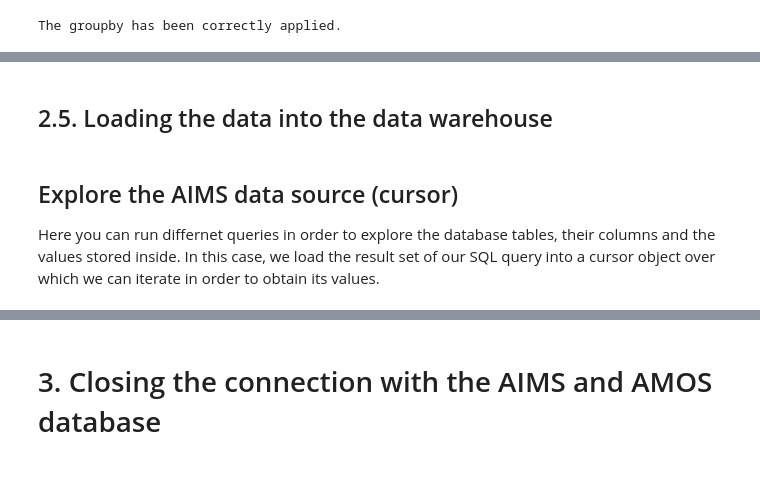
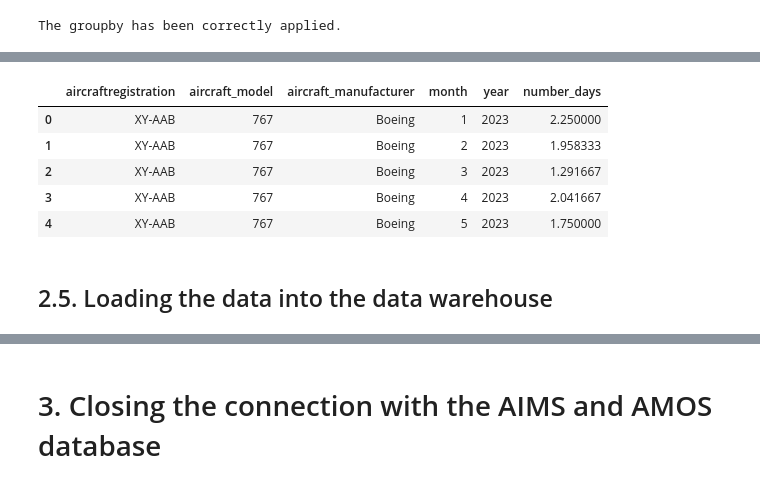
Before and after one commit to pablo-fdz/lab_3_data_mg, a Jupyter notebook: ETL_lab_3_pablo.ipynb, the cells around one changed output, grey strips where cells are left out. Drawn from its saved outputs; the diff is of its cells as text; code cells hidden in the pictures.

```diff
--- a/ETL_lab_3_pablo.ipynb
+++ b/ETL_lab_3_pablo.ipynb
@@ -761,3 +762,55 @@ The groupby has been correctly applied.
+# %%
+# We compute the ADOS per maintenance slot
+ados_time_id['total_ados'] = (ados_time_id['scheduledarrival'] - ados_time_id['scheduleddeparture']).dt.total_seconds().div(3600 * 24)
+# %%
+# We create a function which splits the duration of the maintenance if the slot
+# spans across different months/years
+def split_duration(row):
+    start_month = row['month_departure']
+    start_year = row['year_departure']
+    end_month = row['month_arrival']
+    end_year = row['year_arrival']
+    total_duration = row['total_ados']
+
+    # Generate the months between start and end date
+    start_date = pd.Timestamp(year=start_year, month=start_month, day=1)
+    end_date = pd.Timestamp(year=end_year, month=end_month, day=1)
+    months = pd.date_range(start=start_date, end=end_date, freq='MS')  # 'MS' = Start of Month
+
+    # Split the duration proportionally across months
+    duration_per_month = total_duration / len(months)
+
+    results = []
+    for month in months:
+        results.append({
+            'year': month.year,
+            'month': month.month,
+            'aircraftregistration': row['aircraftregistration'],
+            'aircraft_model': row['aircraft_model'],
+            'aircraft_manufacturer': row['aircraft_manufacturer'],
+            'number_days': duration_per_month
+        })
+    return results
+
+# Apply the split function and expand the rows
+ados_expanded = ados_time_id.copy()
+ados_expanded = ados_expanded.apply(split_duration, axis=1)
+split_df = pd.DataFrame([entry for sublist in ados_expanded for entry in sublist])
+
+# Group by aircraft, year, and month, summing up durations
+columns_to_groupby = [
+    'aircraftregistration', 'aircraft_model', 'aircraft_manufacturer',
+    'month', 'year'
+]
+ados_result_df = (split_df.groupby(columns_to_groupby)['number_days'].sum().reset_index())
+ados_result_df.head()
+# %% [output]
+|  | aircraftregistration | aircraft_model | aircraft_manufacturer | month | year | number_days |
+| 0 | XY-AAB | 767 | Boeing | 1 | 2023 | 2.250000 |
+| 1 | XY-AAB | 767 | Boeing | 2 | 2023 | 1.958333 |
+| 2 | XY-AAB | 767 | Boeing | 3 | 2023 | 1.291667 |
+| 3 | XY-AAB | 767 | Boeing | 4 | 2023 | 2.041667 |
+| 4 | XY-AAB | 767 | Boeing | 5 | 2023 | 1.750000 |
 # %% [markdown]
 ## 2.5. Loading the data into the data warehouse
 # %%
@@ -779,8 +832,3 @@ The groupby has been correctly applied.
 # # Commit the changes and close the connection
 # dw.commit()
 # cursor_dw.close()
-# %% [markdown]
-## Explore the AIMS data source (cursor)
-
-Here you can run differnet queries in order to explore the database tables, their columns and the values stored inside.
-In this case, we load the result set of our SQL query into a cursor object over which we can iterate in order to obtain its values.
```
Also changed, not shown: parts of 3 cells of this notebook.
